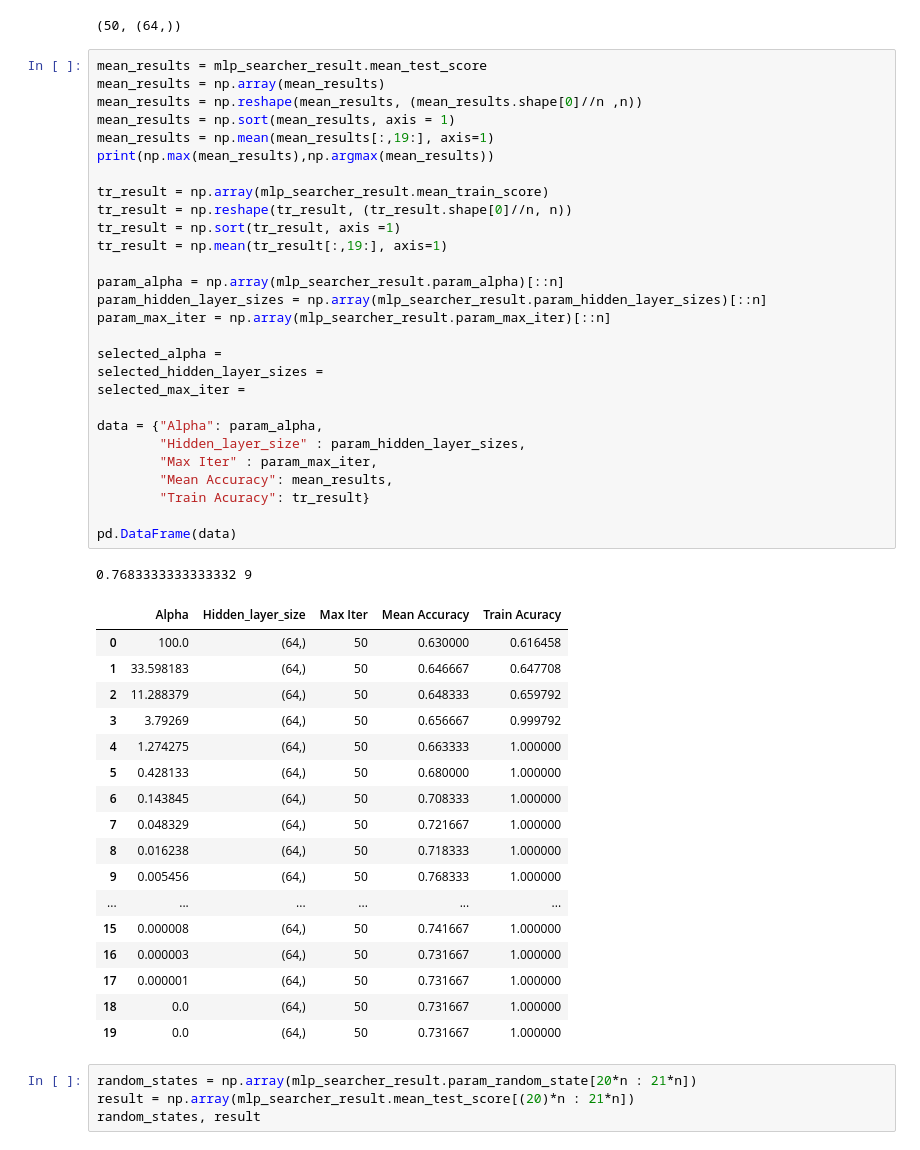
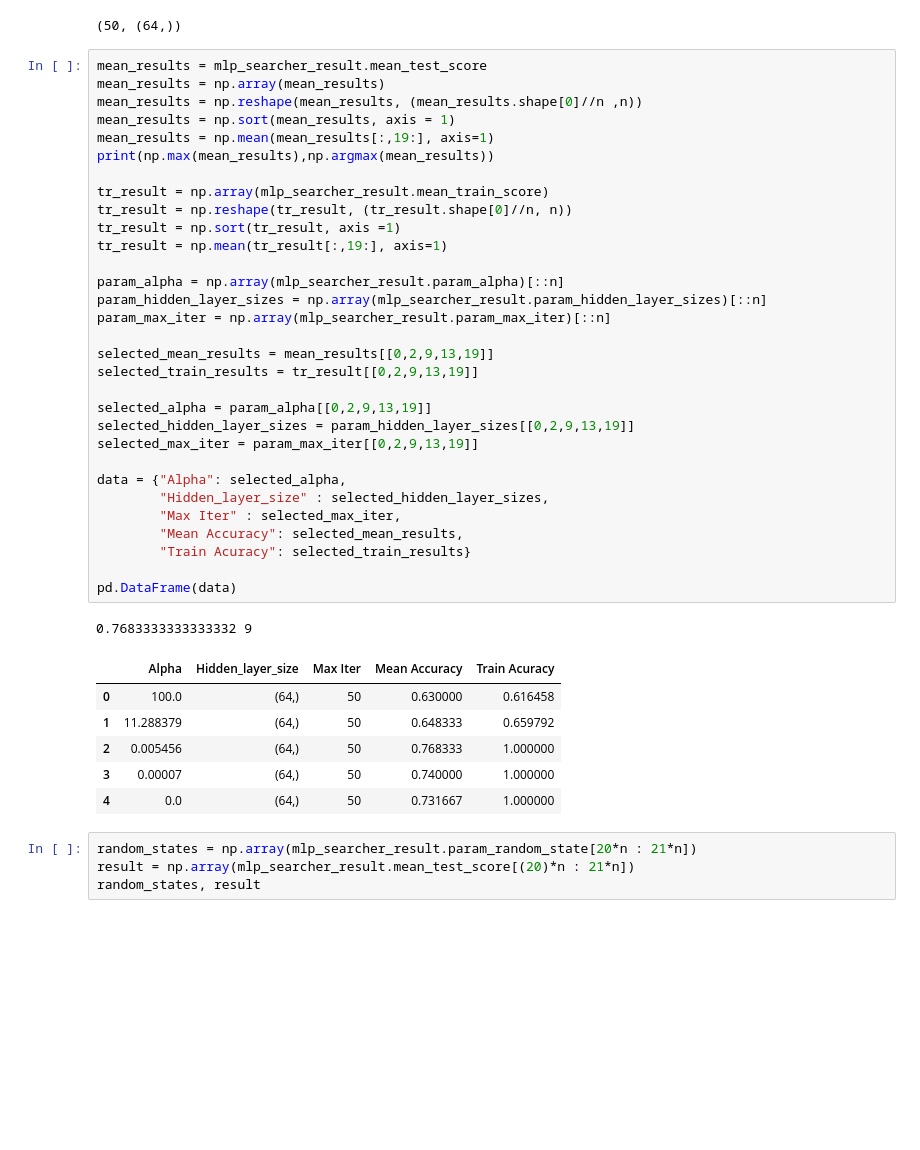
Before and after one commit to vmccab01/ProjectB_cs135, a Jupyter notebook: P1-2 copy.ipynb, the cells around one changed output. Cells and saved outputs as stored; diff of their text form; blank space fills up the shorter version.

```diff
--- a/P1-2 copy.ipynb
+++ b/P1-2 copy.ipynb
@@ -178,50 +178,42 @@ mi, hlz
 # %%
 mean_results = mlp_searcher_result.mean_test_score
 mean_results = np.array(mean_results)
 mean_results = np.reshape(mean_results, (mean_results.shape[0]//n ,n))
 mean_results = np.sort(mean_results, axis = 1)
 mean_results = np.mean(mean_results[:,19:], axis=1)
 print(np.max(mean_results),np.argmax(mean_results))
 
 tr_result = np.array(mlp_searcher_result.mean_train_score)
 tr_result = np.reshape(tr_result, (tr_result.shape[0]//n, n))
 tr_result = np.sort(tr_result, axis =1)
 tr_result = np.mean(tr_result[:,19:], axis=1)
 
 param_alpha = np.array(mlp_searcher_result.param_alpha)[::n]
 param_hidden_layer_sizes = np.array(mlp_searcher_result.param_hidden_layer_sizes)[::n]
 param_max_iter = np.array(mlp_searcher_result.param_max_iter)[::n]
 
-selected_alpha =
-selected_hidden_layer_sizes =
-selected_max_iter =
+selected_mean_results = mean_results[[0,2,9,13,19]]
+selected_train_results = tr_result[[0,2,9,13,19]]
 
-data = {"Alpha": param_alpha,
-        "Hidden_layer_size" : param_hidden_layer_sizes,
-        "Max Iter" : param_max_iter,
-        "Mean Accuracy": mean_results,
-        "Train Acuracy": tr_result}
+selected_alpha = param_alpha[[0,2,9,13,19]]
+selected_hidden_layer_sizes = param_hidden_layer_sizes[[0,2,9,13,19]]
+selected_max_iter = param_max_iter[[0,2,9,13,19]]
+
+data = {"Alpha": selected_alpha,
+        "Hidden_layer_size" : selected_hidden_layer_sizes,
+        "Max Iter" : selected_max_iter,
+        "Mean Accuracy": selected_mean_results,
+        "Train Acuracy": selected_train_results}
 
 pd.DataFrame(data)
 # %% [output]
 0.7683333333333332 9
 |  | Alpha | Hidden_layer_size | Max Iter | Mean Accuracy | Train Acuracy |
 | 0 | 100.0 | (64,) | 50 | 0.630000 | 0.616458 |
-| 1 | 33.598183 | (64,) | 50 | 0.646667 | 0.647708 |
-| 2 | 11.288379 | (64,) | 50 | 0.648333 | 0.659792 |
-| 3 | 3.79269 | (64,) | 50 | 0.656667 | 0.999792 |
-| 4 | 1.274275 | (64,) | 50 | 0.663333 | 1.000000 |
-| 5 | 0.428133 | (64,) | 50 | 0.680000 | 1.000000 |
-| 6 | 0.143845 | (64,) | 50 | 0.708333 | 1.000000 |
-| 7 | 0.048329 | (64,) | 50 | 0.721667 | 1.000000 |
-| 8 | 0.016238 | (64,) | 50 | 0.718333 | 1.000000 |
-| 9 | 0.005456 | (64,) | 50 | 0.768333 | 1.000000 |
-| ... | ... | ... | ... | ... | ... |
-| 15 | 0.000008 | (64,) | 50 | 0.741667 | 1.000000 |
-| 16 | 0.000003 | (64,) | 50 | 0.731667 | 1.000000 |
-| 17 | 0.000001 | (64,) | 50 | 0.731667 | 1.000000 |
-| 18 | 0.0 | (64,) | 50 | 0.731667 | 1.000000 |
-| 19 | 0.0 | (64,) | 50 | 0.731667 | 1.000000 |
+| 1 | 11.288379 | (64,) | 50 | 0.648333 | 0.659792 |
+| 2 | 0.005456 | (64,) | 50 | 0.768333 | 1.000000 |
+| 3 | 0.00007 | (64,) | 50 | 0.740000 | 1.000000 |
+| 4 | 0.0 | (64,) | 50 | 0.731667 | 1.000000 |
 # %%
 random_states = np.array(mlp_searcher_result.param_random_state[20*n : 21*n])
 result = np.array(mlp_searcher_result.mean_test_score[(20)*n : 21*n])
```
Also changed, not shown: parts of 5 cells of this notebook.
